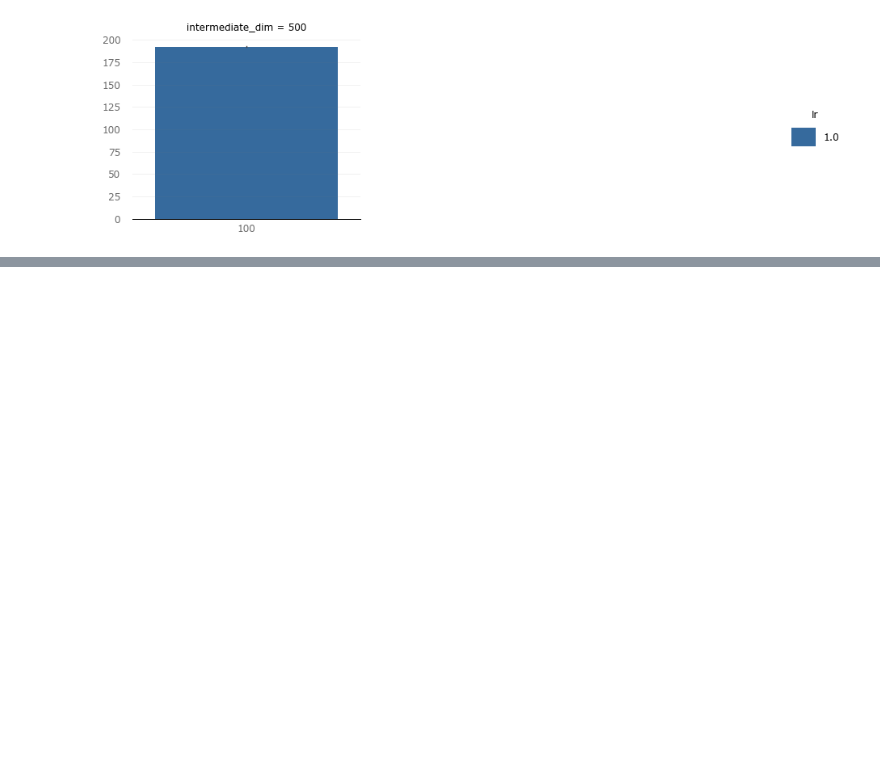
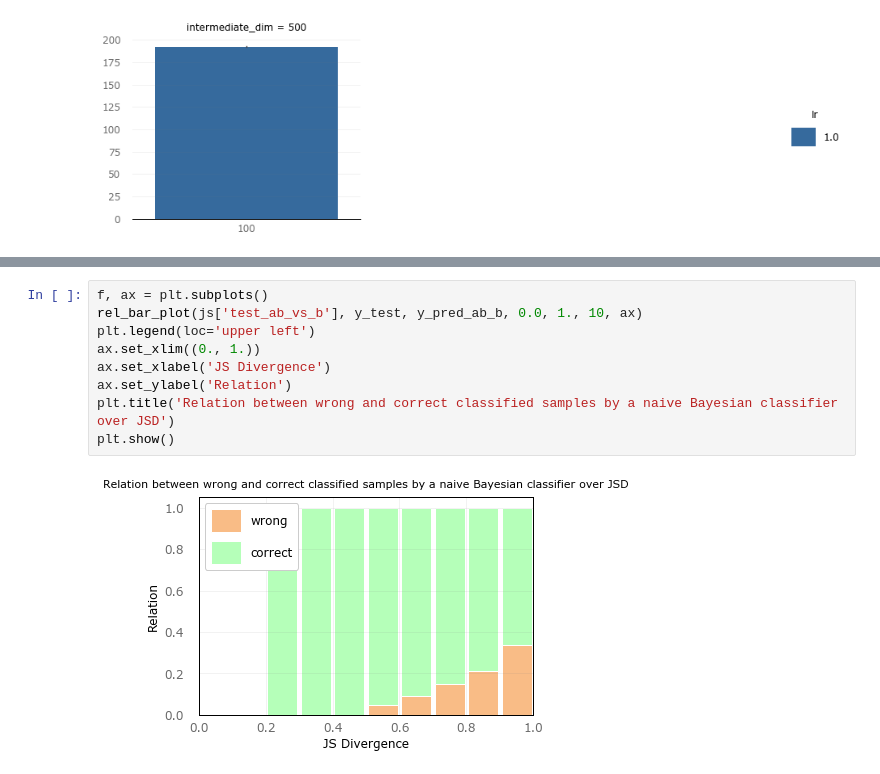
Before and after one commit to tik0/vae_tools, a Jupyter notebook: examples/mmvae_mnist_split/mmvae_mnist_split_eval.ipynb, the cells around one changed output, grey strips where cells are left out. Drawn from its saved outputs; the diff is of its cells as text; blank space fills up the shorter version.

```diff
--- a/examples/mmvae_mnist_split/mmvae_mnist_split_eval.ipynb
+++ b/examples/mmvae_mnist_split/mmvae_mnist_split_eval.ipynb
@@ -517,0 +293,11 @@ y_train
+# %%
+f, ax = plt.subplots()
+rel_bar_plot(js['test_ab_vs_b'], y_test, y_pred_ab_b, 0.0, 1., 10, ax)
+plt.legend(loc='upper left')
+ax.set_xlim((0., 1.))
+ax.set_xlabel('JS Divergence')
+ax.set_ylabel('Relation')
+plt.title('Relation between wrong and correct classified samples by a naive Bayesian classifier over JSD')
+plt.show()
+# %% [output]
+[figure, added]
```
Also changed, not shown: parts of 29 cells of this notebook.
